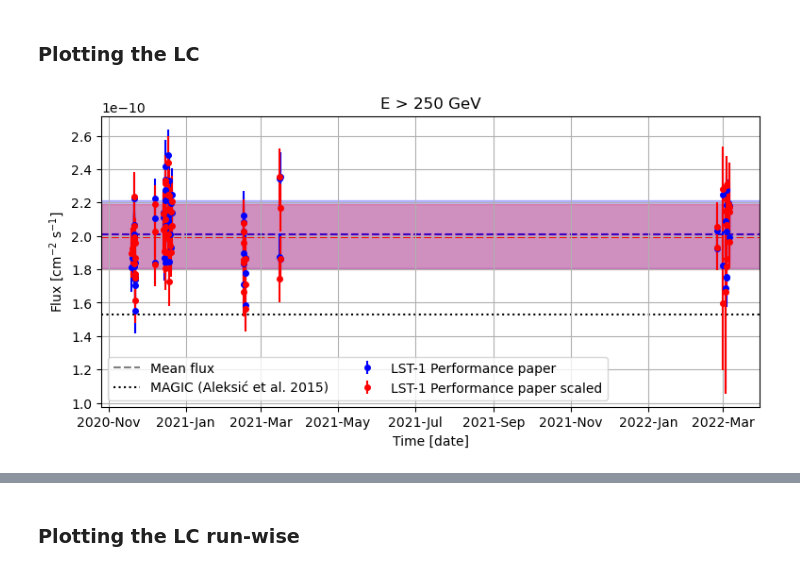
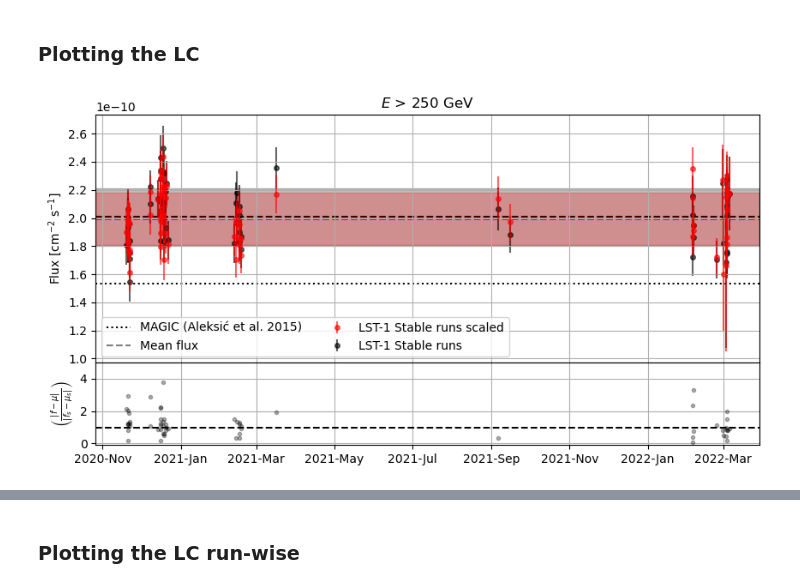
Before and after one commit to juanjq/cherenkov_transparency_corrections, a Jupyter notebook: high_level_analysis/test_flux_dispersion.ipynb, the cells around one changed output, grey strips where cells are left out. Drawn from its saved outputs; the diff is of its cells as text; code cells hidden in the pictures.

```diff
--- a/high_level_analysis/test_flux_dispersion.ipynb
+++ b/high_level_analysis/test_flux_dispersion.ipynb
@@ -43,14 +43,14 @@ root_data = root + "../../data/"
 config_gammapy_path = root_objects + "config_gammapy_analysis.json"
 
 # Data labels
-dataset_labels = ["Performance paper", "Performance paper scaled"]
+dataset_labels = ["Stable runs scaled", "Stable runs"]#["Performance paper period scaled", "Performance paper period", "Performance paper scaled", "Performance paper", "Unstable runs scaled", "Unstable runs", "Stable runs (jump) scaled", "Stable runs (jump)", "Stable runs scaled", "Stable runs", ]
 # Color plots
-color_plots = ["b", "r"]
+color_plots = ["r", "k",]
 
 # Path of dl3 data
 dl3_dirs = [
-    "/fefs/aswg/workspace/juan.jimenez/data/cherenkov_transparency_corrections/crab/dl3_0/",
-    "/fefs/aswg/workspace/juan.jimenez/data/cherenkov_transparency_corrections/crab/dl3_scaled_0/",
+    "/fefs/aswg/workspace/juan.jimenez/data/cherenkov_transparency_corrections/crab/dl3_scaled_4/",
+    "/fefs/aswg/workspace/juan.jimenez/data/cherenkov_transparency_corrections/crab/dl3_4/",
 ]
 
 compute_datasets = False
@@ -453,8 +465,9 @@ Wall time: 5.35 s
 ##### Calculating the means, errors, $\chi^2$ and $p$ values
 # %%
 def weighted_average(table, sys_error=0):
-    val = table["flux"]
-    uncertainty = np.sqrt((sys_error * table["flux"])**2 + table["flux_err"]**2)
+    nanmask = ~(np.isnan(table["flux"]) | np.isnan(table["flux_err"]))
+    val = table["flux"][nanmask]
+    uncertainty = np.sqrt((sys_error * table["flux"][nanmask])**2 + table["flux_err"][nanmask]**2)
     return (val/uncertainty**2).sum() / (1/uncertainty**2).sum(), np.sqrt(1/np.sum(1/uncertainty**2))
 
 def calculate_chi2_pvalue(table, sys_error=0):
@@ -523,46 +536,42 @@ flux_crab_error = flux_crab * 0
 # %% [markdown]
 ### Plotting the LC
 # %%
-fig, (ax) = plt.subplots(1, 1, figsize=(9, 4), sharex=True)
+fig, (ax, axr) = plt.subplots(2, 1, figsize=(10, 5), gridspec_kw={'height_ratios': [3, 1]}, sharex=True)
 
-# Plotting the Light Curve
-colors2 = ["gray", "k"]
-markers2 = [".", "x"]
 for i in range(len(lightcurves))[:]:
-    ax.errorbar(time_center[i], flux[i], yerr=flux_stat_err[i], color=color_plots[i], ls="", marker=".", ms=8,
-                label=f"LST-1 {dataset_labels[i]}")
+    ax.errorbar(
+        time_center[i], flux[i], yerr=flux_stat_err[i], color=color_plots[i],
+        ls="", marker=".", ms=8, label=f"LST-1 {dataset_labels[i]}", zorder=len(lightcurves)-i, alpha=0.6
+    )
 
     # Mean flux + error
-    ax.axhline(mean_flux[i], ls="--", color=color_plots[i], zorder=-1,)
-    ax.axhspan(mean_flux[i] - np.std(flux[i]), mean_flux[i] + np.std(flux[i]), color=color_plots[i], alpha=0.25, zorder=-1)
+    ax.axhline(np.nanmean(flux[i]), ls="--", color=color_plots[i], zorder=len(lightcurves)-i-100,)
+    ax.axhspan(np.nanmean(flux[i]) - np.nanstd(flux[i]), np.nanmean(flux[i]) + np.nanstd(flux[i]),
+               color=color_plots[i], alpha=0.25,zorder=len(lightcurves)-i-100)
 
-#    axr.plot(time_center[i], np.abs(flux[i] - mean_flux[i]), ls="", marker=markers2[i], color=colors2[i],
-#                label=f"LST-1 {dataset_labels[i]}",)
+# "residuals" plot
+r = np.abs(flux[1] - np.nanmean(flux[1])) / np.abs(flux[0] - np.nanmean(flux[0]))
+axr.plot(time_center[0], r, ls="", marker=".", color="k", alpha=0.3,)
 
-ax.plot([], [], ls="--", color="gray", label="Mean flux")
 # MAGIC reference
 ax.axhline(flux_crab.value, ls=":", color="k", zorder=-1, label="MAGIC (Aleksić et al. 2015)")
 
-# axr.axhline(0, ls="--", color="gray")
-#axr.set_ylabel("|flux - mean|")
+axr.axhline(1, ls="--", color="k")
+ax.plot([], [], ls="--", color="gray", label="Mean flux")
 
-energy_range = f"{e_lc_min:.2f} < $E$ < {e_lc_max:.0f}"
-######## ax.set_title(f"Light curve of {target_name} ({energy_range})")
-ax.set_title(f"E > 250 GeV")
+ax.set_title(f"$E$ > {e_lc_min.to('GeV'):.0f}")
 ax.set_ylabel("Flux [cm$^{-2}$ s$^{-1}$]")
 ax.set_xlabel("Time [date]")
+axr.set_ylabel("$\\left(\\frac{|f-\mu|}{|f_s-\mu_s|}\\right)$")
 ax.legend(loc=3, frameon=True, ncols=2)
 ax.xaxis.set_major_locator(MonthLocator(interval=2))
 ax.xaxis.set_major_formatter(DateFormatter("%Y-%b"))
-plt.xticks(rotation=0)
-ax.grid()
-#axr.grid()
-#axr.legend()
-#axr.set_ylim(0, 0.6e-10)
-#plt.subplots_adjust(wspace=0, hspace=0)
-# ax.set_ylim(0, 4e-10)
+for axe in [ax, axr]:
+    axe.grid()
+axr.set_ylim(-0.1, 5)
+plt.subplots_adjust(wspace=0, hspace=0)
 
-plt.savefig(f"plots/total.png", bbox_inches="tight", dpi=300)
+# plt.savefig(f"plots/total.png", bbox_inches="tight", dpi=300)
 plt.show()
 # %% [output]
-[figure, old version]
+[figure, new version]
```
Also changed, not shown: parts of 23 cells of this notebook, 9 other files.
